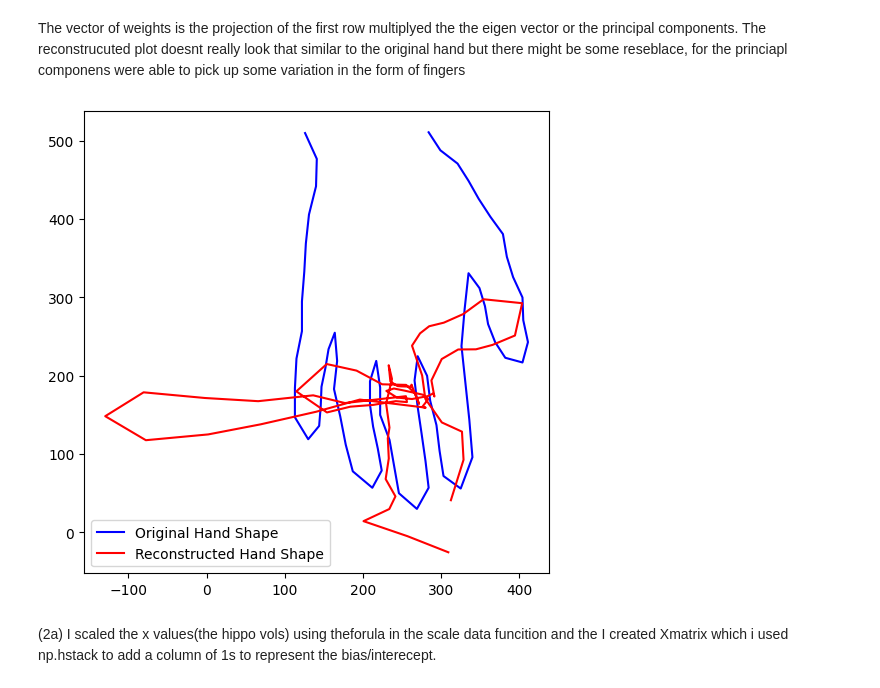
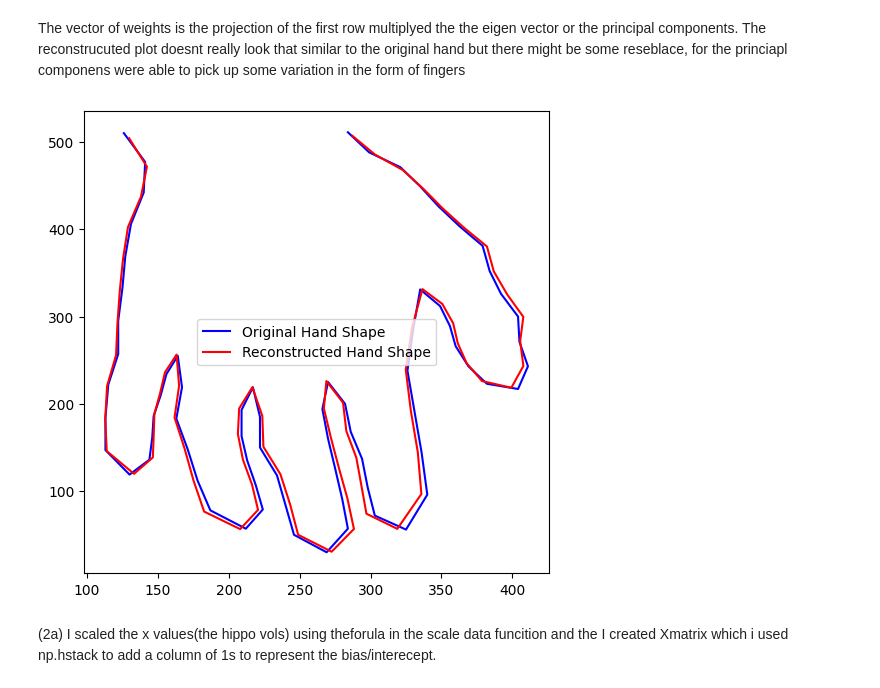
Before and after one commit to Delluvian/CS3501-Foundations-of-Data-Analysis, a Jupyter notebook: JupyterNotebooks/PS4/hmw4answers.ipynb, the cells around one changed output. Saved outputs shown, nothing was run; the diff lists cells and outputs as text; code cells hidden in the pictures.

```diff
--- a/JupyterNotebooks/PS4/hmw4answers.ipynb
+++ b/JupyterNotebooks/PS4/hmw4answers.ipynb
@@ -280,42 +280,43 @@ You would need a minimum of 4 dimensions or princiapl components to represnet 95
 # %% [markdown]
 The vector of weights is the projection of the first row multiplyed the the eigen vector or the principal components. The reconstrucuted plot doesnt really look that similar to the original hand but there might be some reseblace, for the princiapl componens were able to pick up some variation in the form of fingers
 # %%
-four_eigenvalues, four_eigenvectors = calculate_PCA(cov_matrix, 4)
-four_eigenvectors
+five_eigenvalues, five_eigenvectors = calculate_PCA(cov_matrix, 5)
+five_eigenvectors
+first_row = df.iloc[0]
+first_row_centered = first_row - df_means
 
-first_row = df.iloc[0]
-
+first_row_centered
 X1=[]
 Y1= []
 for index, value  in enumerate(first_row):
     if (index %2 ==0):
         X1.append(value)
     elif (index %2 ==1):
         Y1.append(value)
 
 
 
 
-weights = first_row @ four_eigenvectors
-reconstructed_hand = weights @ np.transpose(four_eigenvectors)
+weights = first_row_centered @ five_eigenvectors
+reconstructed_hand = weights @ np.transpose(five_eigenvectors)+df_means
 
 
 X2=[]
 Y2=[]
 for index, value  in enumerate(reconstructed_hand):
     if (index %2 ==0):
         X2.append(value)
     elif (index %2 ==1):
         Y2.append(value)
 
 
 plt.figure(figsize=(6,6))
 plt.plot(X1, Y1, label='Original Hand Shape', color='blue')  # Original hand plot
 plt.plot(X2, Y2,label='Reconstructed Hand Shape', color='red')  # Reconstructed hand plot
 plt.legend()
 plt.show()
 # %% [output]
-[figure, old version]
+[figure, new version]
 # %% [markdown]
 (2a) I scaled the x values(the hippo vols) using theforula in the scale data funcition and the I created Xmatrix which i used np.hstack to add a column of 1s to represent the bias/interecept.
 # %%
```
Also changed, not shown: parts of 1 cell of this notebook.
